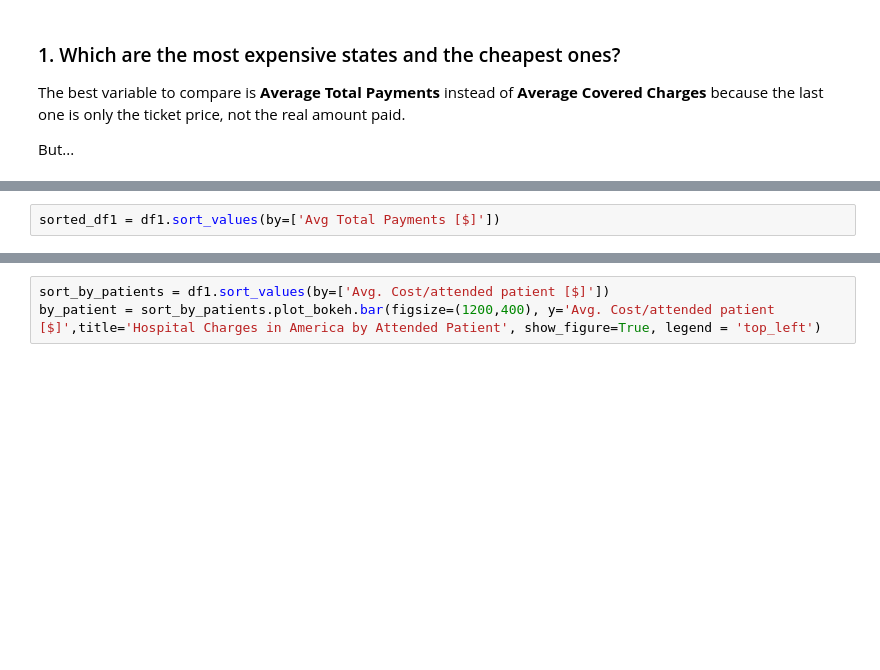
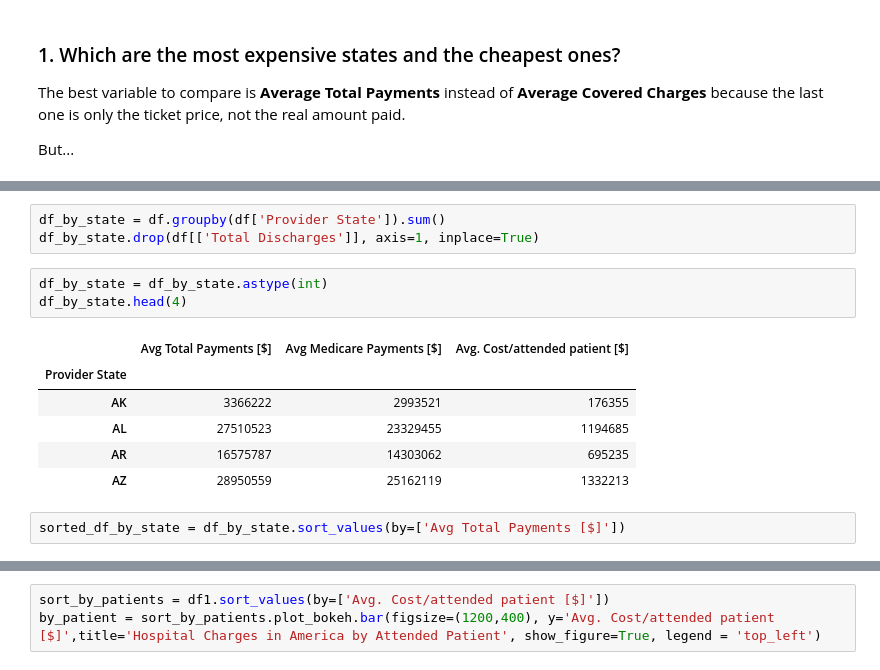
Before and after one commit to isabelyb/hospital_charges_USA, a Jupyter notebook: charges_hospital_USA.ipynb, the cells around one changed output, grey strips where cells are left out. Cells and saved outputs as stored; diff of their text form; blank space fills up the shorter version.

```diff
--- a/charges_hospital_USA.ipynb
+++ b/charges_hospital_USA.ipynb
@@ -87,3 +82,16 @@ df1 = df1.astype(int)
+# %%
+df_by_state = df.groupby(df['Provider State']).sum()
+df_by_state.drop(df[['Total Discharges']], axis=1, inplace=True)
+# %%
+df_by_state = df_by_state.astype(int)
+df_by_state.head(4)
+# %% [output]
+|  | Avg Total Payments [$] | Avg Medicare Payments [$] | Avg. Cost/attended patient [$] |
+| Provider State |  |  |  |
+| AK | 3366222 | 2993521 | 176355 |
+| AL | 27510523 | 23329455 | 1194685 |
+| AR | 16575787 | 14303062 | 695235 |
+| AZ | 28950559 | 25162119 | 1332213 |
 # %%
-sorted_df1 = df1.sort_values(by=['Avg Total Payments [$]'])
+sorted_df_by_state = df_by_state.sort_values(by=['Avg Total Payments [$]'])
 # %%
```
Also changed, not shown: parts of 21 cells of this notebook, 3 other files.
